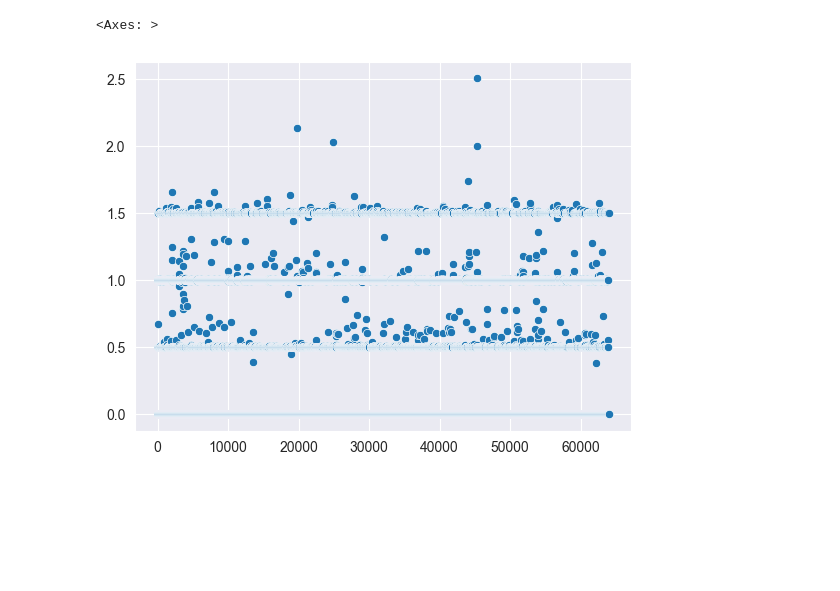
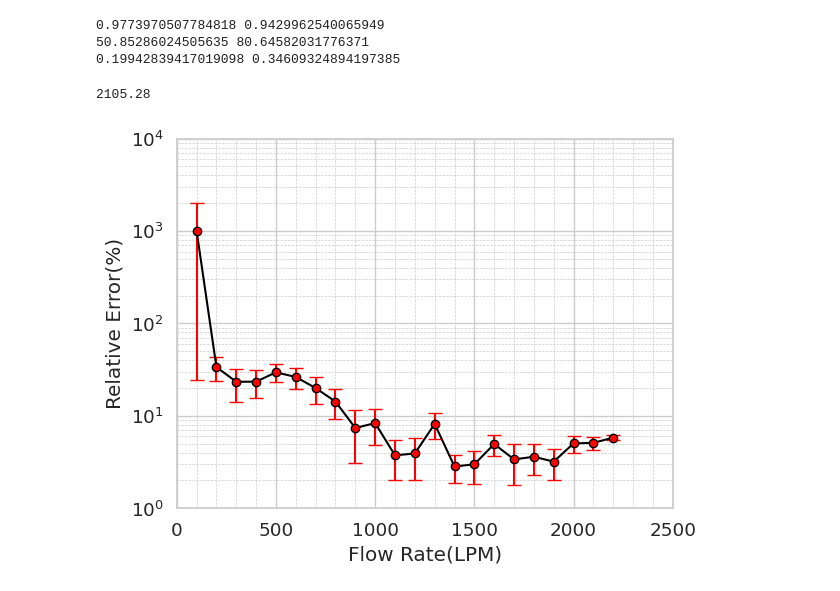
Before and after one commit to jinbeomjeong/estimate_venturi_pump_flow, a Jupyter notebook: analysis_onnx_model.ipynb, the cells around one changed output. Cells and saved outputs as stored; diff of their text form; code cells hidden in the pictures; blank space fills up the shorter version.

```diff
--- a/analysis_onnx_model.ipynb
+++ b/analysis_onnx_model.ipynb
@@ -216,7 +146,8 @@ Text(0, 0.5, 'Relative Error(%)')
-# %%
-sns.scatterplot(np.array(time_list)*1000)
-
-#plt.ylim(0, 5)
-# %% [output]
-<Axes: >
-[figure, removed]
+# %%
+print(r2_score(train_target_scaled, train_pred_scaled), r2_score(val_target_scaled, val_pred_scaled))
+print(mean_absolute_error(train_target_scaled, train_pred_scaled), mean_absolute_error(val_target_scaled, val_pred_scaled))
+print(mean_absolute_percentage_error(train_target_scaled, train_pred_scaled), mean_absolute_percentage_error(val_target_scaled, val_pred_scaled))
+# %% [output]
+0.9773970507784818 0.9429962540065949
+50.85286024505635 80.64582031776371
+0.19942839417019098 0.34609324894197385
@@ -222,0 +157,49 @@ sns.scatterplot(np.array(time_list)*1000)
+# %%
+print(val_target_scaled.max())
+val_data_sliced = val_data[29:]
+val_data_sliced.reset_index(drop=True, inplace=True)
+
+flow_range = np.array(range(0, int(val_target_scaled.max())+100, 100))
+
+val_result_df = pd.DataFrame({'Ground Truth Flow Rate(LPM)': val_target_scaled, 'Predicted Flow Rate(LPM)': val_pred_scaled, 'Absolute Error(LPM)': val_abs_error, 'Relative Error(%)': val_rela_error})
+val_result_df = pd.concat([val_data_sliced, val_result_df], axis=1)
+
+refine_val_result = []
+
+for idx in range(len(flow_range)-1):
+    flow_df = val_result_df[(val_result_df['Ground Truth Flow Rate(LPM)'] >= flow_range[idx]) & (val_result_df['Predicted Flow Rate(LPM)'] < flow_range[idx+1])]
+    flow_df.reset_index(drop=True, inplace=True)
+    refine_val_result.append(flow_df)
+
+flow_result = []
+
+for flow in refine_val_result:
+    flow_result.append([flow['Relative Error(%)'].mean(), flow['Relative Error(%)'].std(), flow['Absolute Error(LPM)'].mean(), flow['Absolute Error(LPM)'].std()])
+
+flow_result = np.array(flow_result)
+flow_result = pd.DataFrame(np.hstack([flow_range[1:].reshape(-1, 1), flow_result]),
+                           columns=['Flow Rate(LPM)', 'Mean Relative Error(%)', 'Std Relative Error(%)', 'Mean Absolute Error(LPM)', 'Std Absolute Error(LPM)'])
+# %% [output]
+2105.28
+# %%
+sns.set_theme(font_scale=1.2)
+sns.set_style('whitegrid', {'grid.linestyle': '--'})
+
+plt.errorbar(flow_result['Flow Rate(LPM)'], flow_result['Mean Relative Error(%)'], yerr=flow_result['Std Relative Error(%)']/2,
+             marker='o', markeredgecolor='black', markerfacecolor='red', capsize=5, color='black', ecolor='red')
+plt.gca().xaxis.set_major_locator(MultipleLocator(500))
+plt.gca().xaxis.set_minor_locator(MultipleLocator(100))
+
+plt.xlim(0, 2500)
+plt.xlabel('Flow Rate(LPM)')
+
+plt.ylim(1, 10000)
+plt.yscale('log')
+plt.ylabel('Relative Error(%)')
+
+plt.gca().yaxis.set_major_locator(LogLocator(base=10))
+
+plt.grid(True, which='major', linestyle='-', linewidth=1.0)
+plt.grid(True, which='minor', linestyle='--', linewidth=0.5)
+# %% [output]
+[figure, added]
```
Also changed, not shown: parts of 37 cells of this notebook, 2 other files.
